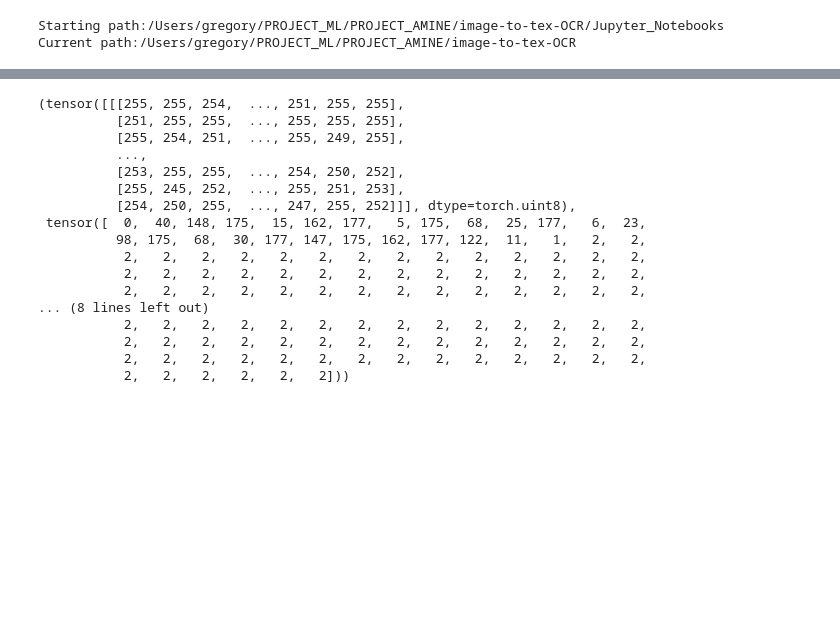
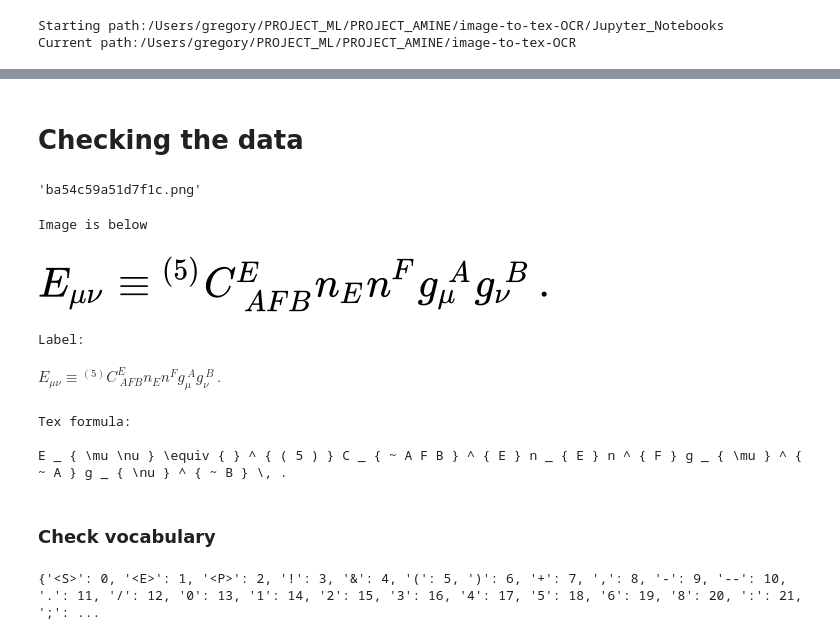
Before and after one commit to gmarus777/image-to-tex-OCR, a Jupyter notebook: Jupyter_Notebooks/Printed_Tex_Character_tokenizer_Documentation.ipynb, the cells around one changed output, grey strips where cells are left out. Saved outputs shown, nothing was run; the diff lists cells and outputs as text; code cells hidden in the pictures; blank space fills up the shorter version.

```diff
--- a/Jupyter_Notebooks/Printed_Tex_Character_tokenizer_Documentation.ipynb
+++ b/Jupyter_Notebooks/Printed_Tex_Character_tokenizer_Documentation.ipynb
@@ -57,20 +76,0 @@ data.setup_data()
-# %%
-data.data_train[0]
-# %% [output]
-(tensor([[[255, 255, 254,  ..., 251, 255, 255],
-          [251, 255, 255,  ..., 255, 255, 255],
-          [255, 254, 251,  ..., 255, 249, 255],
-          ...,
-          [253, 255, 255,  ..., 254, 250, 252],
-          [255, 245, 252,  ..., 255, 251, 253],
-          [254, 250, 255,  ..., 247, 255, 252]]], dtype=torch.uint8),
- tensor([  0,  40, 148, 175,  15, 162, 177,   5, 175,  68,  25, 177,   6,  23,
-          98, 175,  68,  30, 177, 147, 175, 162, 177, 122,  11,   1,   2,   2,
-           2,   2,   2,   2,   2,   2,   2,   2,   2,   2,   2,   2,   2,   2,
-           2,   2,   2,   2,   2,   2,   2,   2,   2,   2,   2,   2,   2,   2,
-           2,   2,   2,   2,   2,   2,   2,   2,   2,   2,   2,   2,   2,   2,
-... (8 lines left out)
-           2,   2,   2,   2,   2,   2,   2,   2,   2,   2,   2,   2,   2,   2,
-           2,   2,   2,   2,   2,   2,   2,   2,   2,   2,   2,   2,   2,   2,
-           2,   2,   2,   2,   2,   2,   2,   2,   2,   2,   2,   2,   2,   2,
-           2,   2,   2,   2,   2,   2]))
@@ -76,0 +80,36 @@ data.data_train[0]
+# %% [markdown]
+# Checking the data
+# %%
+data.df['image_name'][10]
+# %% [output]
+'ba54c59a51d7f1c.png'
+# %%
+# How to access generated png images
+IMAGE_NAME = data.df['image_name'][10]
+image_path= "Data/Data_Bank/generated_png_images/" + IMAGE_NAME
+image = Image.open(image_path)#.convert("L")
+print('Image is below')
+display(image)
+
+# Related Label
+
+image_label_list = data.df[data.df['image_name'] ==  IMAGE_NAME]['formula'].tolist()#.item()
+image_label = " ".join(image_label_list)
+print('Label:')
+display(Math(image_label))
+print('Tex formula: \n')
+print(data.df[data.df['image_name'] == IMAGE_NAME]['formula'].item())
+# %% [output]
+Image is below
+[figure, added]
+Label:
+$\displaystyle E _ { \mu \nu } \equiv { } ^ { ( 5 ) } C _ { ~ A F B } ^ { E } n _ { E } n ^ { F } g _ { \mu } ^ { ~ A } g _ { \nu } ^ { ~ B } \, .$
+Tex formula:
+
+E _ { \mu \nu } \equiv { } ^ { ( 5 ) } C _ { ~ A F B } ^ { E } n _ { E } n ^ { F } g _ { \mu } ^ { ~ A } g _ { \nu } ^ { ~ B } \, .
+# %% [markdown]
+### Check  vocabulary
+# %%
+print(data.vocabulary)
+# %% [output]
+{'<S>': 0, '<E>': 1, '<P>': 2, '!': 3, '&': 4, '(': 5, ')': 6, '+': 7, ',': 8, '-': 9, '--': 10, '.': 11, '/': 12, '0': 13, '1': 14, '2': 15, '3': 16, '4': 17, '5': 18, '6': 19, '8': 20, ':': 21, ';': ...
```
Also changed, not shown: parts of 14 cells of this notebook, 2 other files.
